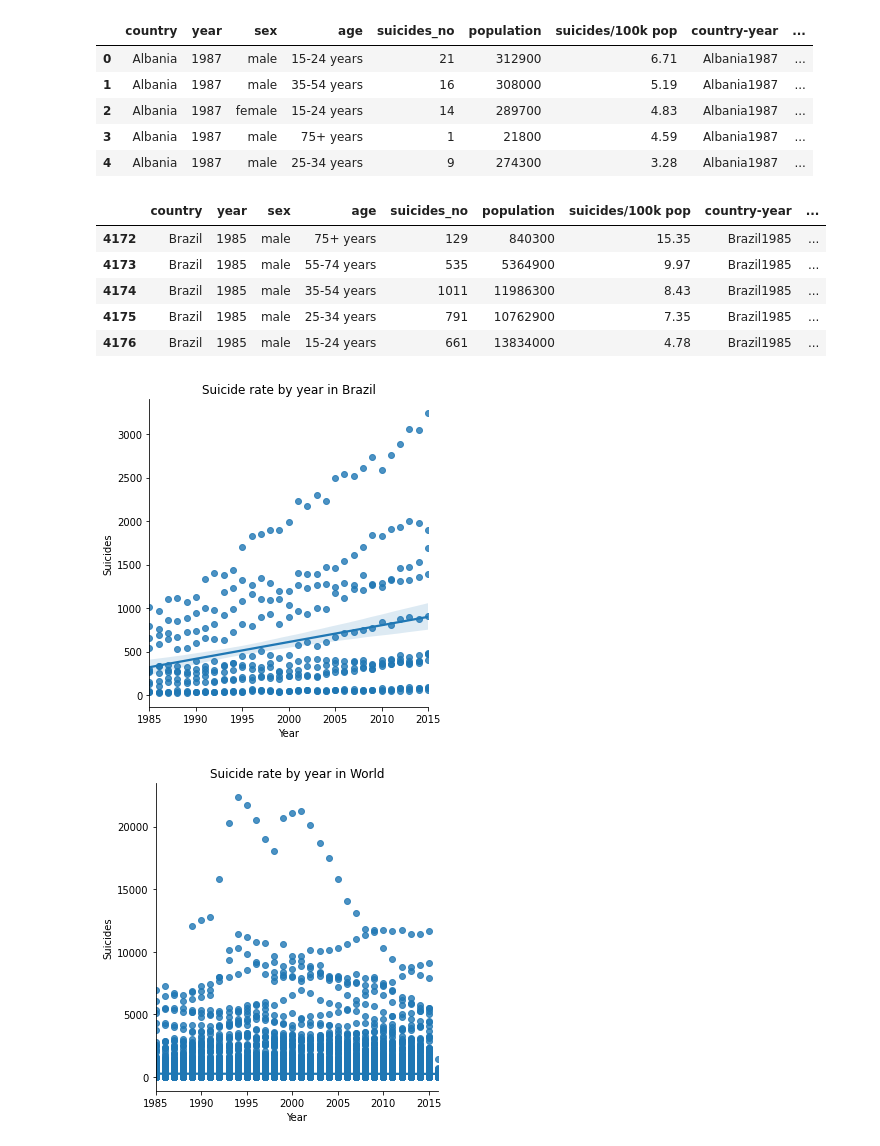
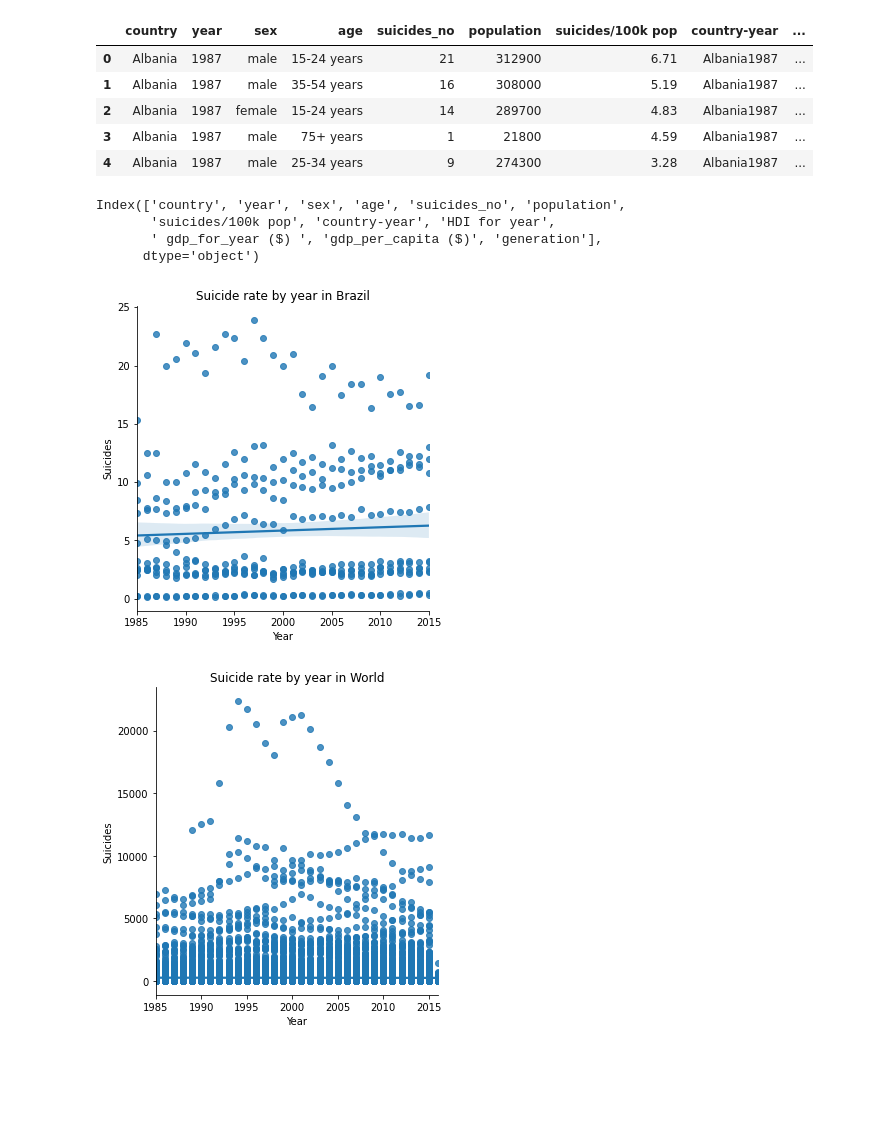
Before and after one commit to in-seixas/Peptides_research, a Jupyter notebook: Projeto_Suicídio_no_Brasil.ipynb, the cells around one changed output. Saved outputs shown, nothing was run; the diff lists cells and outputs as text; code cells hidden in the pictures; blank space fills up the shorter version.

```diff
--- a/Projeto_Suicídio_no_Brasil.ipynb
+++ b/Projeto_Suicídio_no_Brasil.ipynb
@@ -55,19 +55,21 @@ df.head()
 # %%
 suicides_brazil = df[df['country'] == 'Brazil']
 
-suicides_brazil.head()
+suicides_brazil.columns
 # %% [output]
-|  | country | year | sex | age | suicides_no | population | suicides/100k pop | country-year | ... |
-| 4172 | Brazil | 1985 | male | 75+ years | 129 | 840300 | 15.35 | Brazil1985 | ... |
-| 4173 | Brazil | 1985 | male | 55-74 years | 535 | 5364900 | 9.97 | Brazil1985 | ... |
-| 4174 | Brazil | 1985 | male | 35-54 years | 1011 | 11986300 | 8.43 | Brazil1985 | ... |
-| 4175 | Brazil | 1985 | male | 25-34 years | 791 | 10762900 | 7.35 | Brazil1985 | ... |
-| 4176 | Brazil | 1985 | male | 15-24 years | 661 | 13834000 | 4.78 | Brazil1985 | ... |
+Index(['country', 'year', 'sex', 'age', 'suicides_no', 'population',
+       'suicides/100k pop', 'country-year', 'HDI for year',
+       ' gdp_for_year ($) ', 'gdp_per_capita ($)', 'generation'],
+      dtype='object')
 # %%
-sns.lmplot(x="year", y="suicides_no", data=suicides_brazil)
+#Esse primeiro gráfico mostra a distribuição da taxa de suicidio no Brasil no período de 1985 a 2015.
+#Destacando-se o número crescente de suicidio com o decorrer dos anos
+
+
+sns.lmplot(x="year", y="suicides/100k pop", data=suicides_brazil)
 plt.title('Suicide rate by year in Brazil')
 plt.xlabel('Year')
 plt.ylabel('Suicides');
 # %% [output]
-[figure, old version]
+[figure, new version]
 # %%
```
Also changed, not shown: parts of 14 cells of this notebook.
